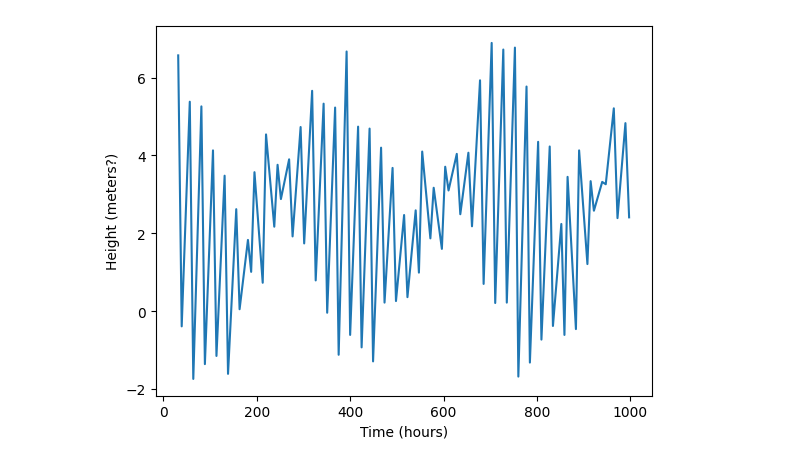
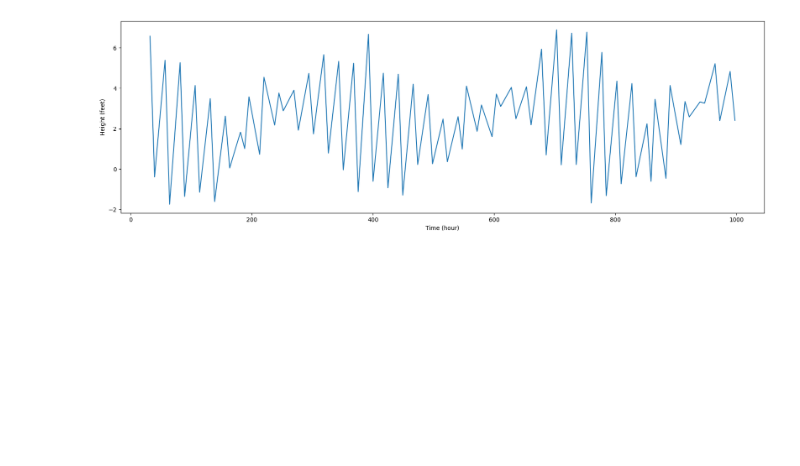
Before and after one commit to VNGucsc/ASTR-19-Group, a Jupyter notebook: main.ipynb, the cells around one changed output. Saved outputs shown, nothing was run; the diff lists cells and outputs as text; code cells hidden in the pictures; blank space fills up the shorter version.

```diff
--- a/main.ipynb
+++ b/main.ipynb
@@ -19,23 +24,24 @@ def parse(line):
 # %%
 file = open('ASTR19_F25_group_project_data.txt','r')
 data = file.readline()
 data = file.readline()
 data = file.readline()
 line = file.readline()
 hour_array = []
 height_array = []
 
 while line:
     hour_temp, height_temp = parse(line)
     hour_array.append(hour_temp)
     height_array.append(height_temp)
     line = file.readline()
 
+plt.figure(figsize=(20,6))
 plt.plot(hour_array, height_array)
-plt.xlabel("Time (hours)")
-plt.ylabel("Height (meters?)")
+plt.xlabel("Time (hour)")
+plt.ylabel("Height (feet)")
 plt.show()
 
 file.close()
 # %% [output]
-[figure, old version]
+[figure, new version]
```
Also changed, not shown: parts of 2 cells of this notebook.
